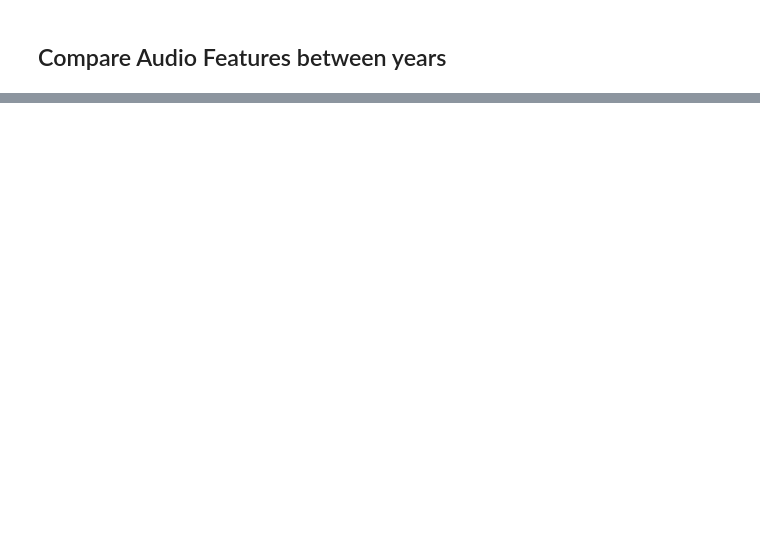
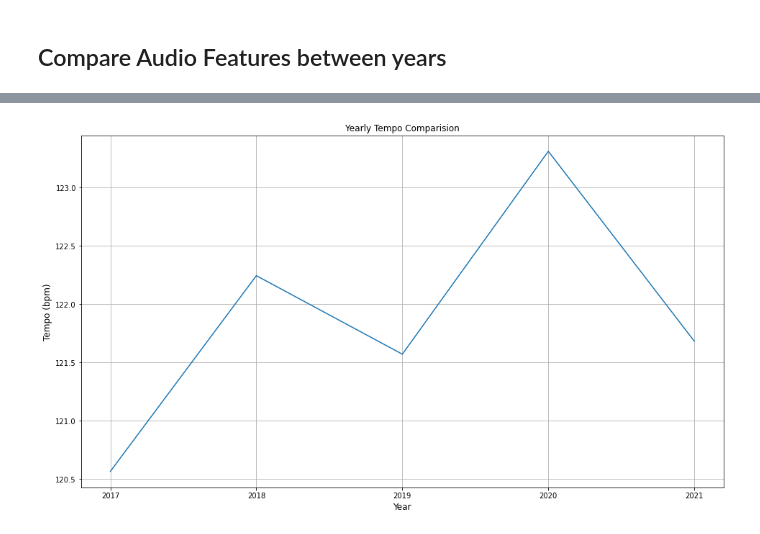
Before and after one commit to the-weds-meetup/song-lyrics-analysis, a Jupyter notebook: notebooks/spotify-eda.ipynb, the cells around one changed output, grey strips where cells are left out. Drawn from its saved outputs; the diff is of its cells as text; code cells hidden in the pictures; blank space fills up the shorter version.

```diff
--- a/notebooks/spotify-eda.ipynb
+++ b/notebooks/spotify-eda.ipynb
@@ -130,0 +194,13 @@ plt.savefig(os.path.join(image_export_folder_path, "yearly_streams"), facecolor=
+# %%
+# get average yearly tempo
+
+df_yearly_tempo = df_songs_yearly_features.loc[:, "tempo"]
+ax = df_yearly_tempo.plot(title="Yearly Tempo Comparision", figsize=(16, 9), grid=True)
+ax.set_ylabel("Tempo (bpm)", fontsize=12)
+ax.set_xlabel("Year", fontsize=12)
+
+plt.xticks(df_removed_features.index, rotation=0)
+plt.draw()
+plt.savefig(os.path.join(image_export_folder_path, "audio_features_2"), facecolor="white")
+# %% [output]
+[figure, added]
```
Also changed, not shown: parts of 8 cells of this notebook, 3 other files.
